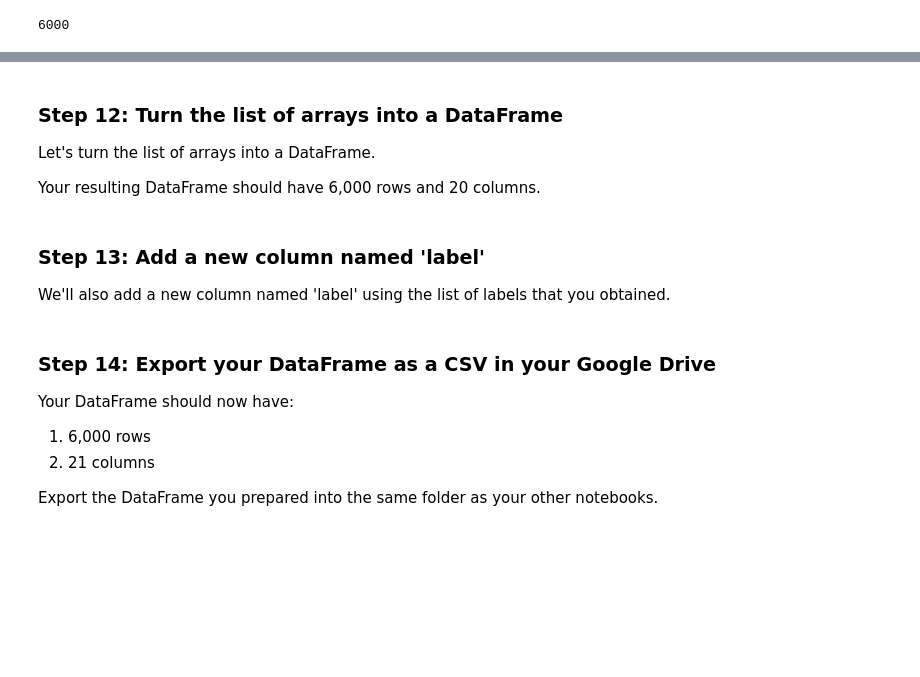
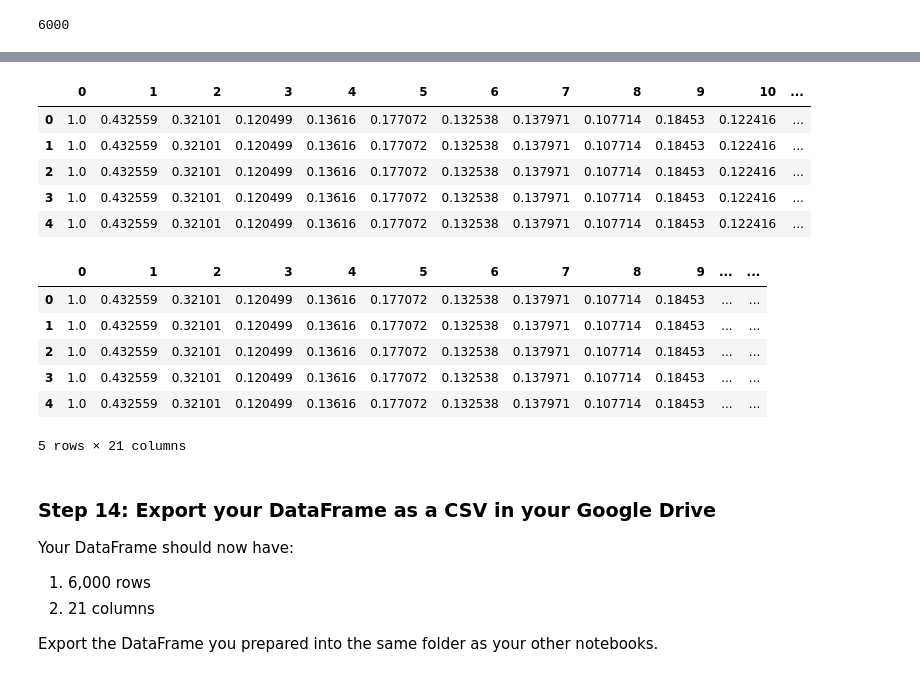
Before and after one commit to daanishrasheed/TeaFermentationDetection, a Jupyter notebook: Project Tea Fermentation (Part IV).ipynb, the cells around one changed output, grey strips where cells are left out. Drawn from its saved outputs; the diff is of its cells as text; code cells hidden in the pictures; blank space fills up the shorter version.

Commit message:
Created dataframe of LBP of all images in directory

```diff
--- a/Project Tea Fermentation (Part IV).ipynb
+++ b/Project Tea Fermentation (Part IV).ipynb
@@ -188,7 +121,7 @@ fermpaths = [ferm + j + s for s in fermfiles]
 underpaths = [under + j + s for s in underfiles]
 overpaths = [over + j + s for s in overfiles]
 # %%
-allPaths = fermpaths + underfiles + overfiles
+allPaths = fermpaths + underpaths + overpaths
 len(allPaths)
 # %% [output]
 6000
@@ -218,5 +128,11 @@ In summary, you will need to:
-# %% [markdown]
-### Step 12: Turn the list of arrays into a DataFrame
-Let's turn the list of arrays into a DataFrame.
-
-Your resulting DataFrame should have 6,000 rows and 20 columns.
+# %%
+# Step 11: Get the LBPs for all of your images
+n_freq = []
+for i in allPaths:
+    g = cv2.cvtColor(cv2.imread(i), cv2.COLOR_BGR2GRAY)
+    l = local_binary_pattern(g, 8, 3)
+    flat_l = l.ravel()
+    large = flat_l.max()
+    n = [x / large for x in flat_l]
+    norm = [x / np.histogram(new, bins = 20)[0].max() for x in np.histogram(new, bins = 20)[0]]
+    n_freq.append(norm)
@@ -223,7 +141,14 @@ Your resulting DataFrame should have 6,000 rows and 20 columns.
 # %%
 # Step 12: Turn the list of arrays into a DataFrame
+df = pd.DataFrame(n_freq)
-# %% [markdown]
-### Step 13: Add a new column named 'label'
-We'll also add a new column named 'label' using the list of labels that you obtained.
+# %%
+df.head()
+# %% [output]
+|  | 0 | 1 | 2 | 3 | 4 | 5 | 6 | 7 | 8 | 9 | 10 | ... |
+| 0 | 1.0 | 0.432559 | 0.32101 | 0.120499 | 0.13616 | 0.177072 | 0.132538 | 0.137971 | 0.107714 | 0.18453 | 0.122416 | ... |
+| 1 | 1.0 | 0.432559 | 0.32101 | 0.120499 | 0.13616 | 0.177072 | 0.132538 | 0.137971 | 0.107714 | 0.18453 | 0.122416 | ... |
+| 2 | 1.0 | 0.432559 | 0.32101 | 0.120499 | 0.13616 | 0.177072 | 0.132538 | 0.137971 | 0.107714 | 0.18453 | 0.122416 | ... |
+| 3 | 1.0 | 0.432559 | 0.32101 | 0.120499 | 0.13616 | 0.177072 | 0.132538 | 0.137971 | 0.107714 | 0.18453 | 0.122416 | ... |
+| 4 | 1.0 | 0.432559 | 0.32101 | 0.120499 | 0.13616 | 0.177072 | 0.132538 | 0.137971 | 0.107714 | 0.18453 | 0.122416 | ... |
 # %%
 # Step 13: Add a column called 'label'
@@ -230,3 +157,13 @@ We'll also add a new column named 'label' using the list of labels that you obta
+# %%
+df.head()
+# %% [output]
+|  | 0 | 1 | 2 | 3 | 4 | 5 | 6 | 7 | 8 | 9 | ... | ... |
+| 0 | 1.0 | 0.432559 | 0.32101 | 0.120499 | 0.13616 | 0.177072 | 0.132538 | 0.137971 | 0.107714 | 0.18453 | ... | ... |
+| 1 | 1.0 | 0.432559 | 0.32101 | 0.120499 | 0.13616 | 0.177072 | 0.132538 | 0.137971 | 0.107714 | 0.18453 | ... | ... |
+| 2 | 1.0 | 0.432559 | 0.32101 | 0.120499 | 0.13616 | 0.177072 | 0.132538 | 0.137971 | 0.107714 | 0.18453 | ... | ... |
+| 3 | 1.0 | 0.432559 | 0.32101 | 0.120499 | 0.13616 | 0.177072 | 0.132538 | 0.137971 | 0.107714 | 0.18453 | ... | ... |
+| 4 | 1.0 | 0.432559 | 0.32101 | 0.120499 | 0.13616 | 0.177072 | 0.132538 | 0.137971 | 0.107714 | 0.18453 | ... | ... |
+5 rows × 21 columns
 # %% [markdown]
 ### Step 14: Export your DataFrame as a CSV in your Google Drive
 Your DataFrame should now have:
```
Also changed, not shown: parts of 16 cells of this notebook, 1 other file.
